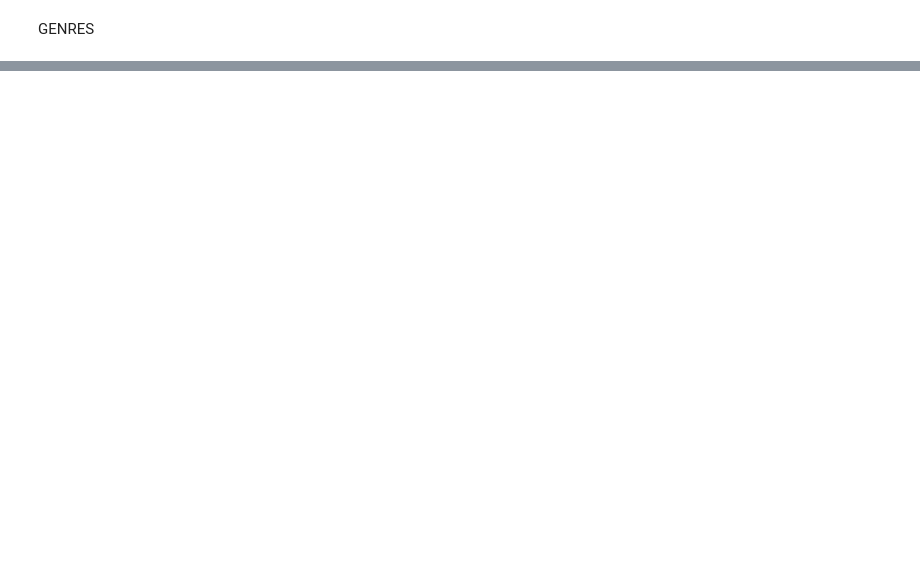
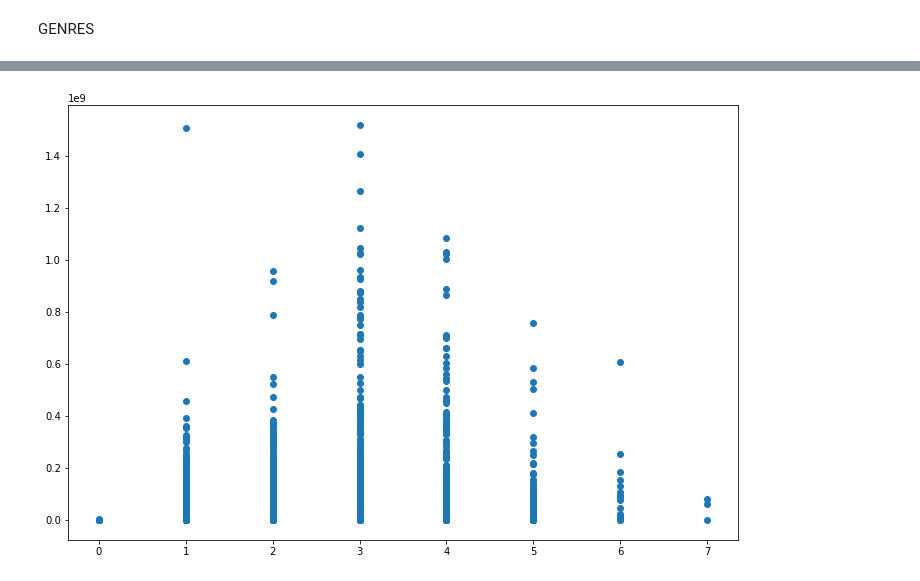
Before and after one commit to giacomobais/Data-WebMining, a Jupyter notebook: Progetto.ipynb, the cells around one changed output, grey strips where cells are left out. Cells and saved outputs as stored; diff of their text form; code cells hidden in the pictures; blank space fills up the shorter version.

```diff
--- a/Progetto.ipynb
+++ b/Progetto.ipynb
@@ -96,7 +114,7 @@ for i, e in enumerate(train['budget']):
 2995 0
 2996 0
 # %%
-train['isBudgetZero'] = train['budget'].apply(lambda x : 1 if x < 1e5 else 0)
+train['isBudgetDirty'] = train['budget'].apply(lambda x : 1 if x < 1e5 else 0)
 mean_budget =train[train['budget'] >= 1e5]['budget'].mean()
 mean_budget
 # %% [output]
@@ -116,5 +136,6 @@ train.head()
 GENRES
 # %%
 for i, e in enumerate(train['genres'][:5]):
-    print(i, e)
+    for gen in e:
+        print(gen['name'])
 # %% [output]
@@ -126,10 +151,0 @@ for i, e in enumerate(train['genres'][:5]):
-# %%
-genres_count=[]
-for i in train['genres']:
-    if(not(pd.isnull(i))):
-
-        genres_count.append(len(eval(i)))
-
-    else:
-        genres_count.append(0)
-train['num_genres'] = genres_count
@@ -181,0 +152,6 @@ See the caveats in the documentation: https://pandas.pydata.org/pandas-docs/stab
+# %%
+train['list_of_genres'] = train['genres'].apply(lambda x: [gen['name'] for gen in x])
+train['genre_count'] = train['list_of_genres'].apply(lambda x: len(x))
+train = train.drop(['genres'], axis=1)
+train = train.drop(['list_of_genres'], axis=1)
+train.head()
@@ -181,0 +167,6 @@ See the caveats in the documentation: https://pandas.pydata.org/pandas-docs/stab
+# %%
+plt.figure(figsize=(12,8))
+plt.scatter("genre_count", "revenue", data=train)
+plt.show()
+# %% [output]
+[figure, added]
```
Also changed, not shown: parts of 15 cells of this notebook.
